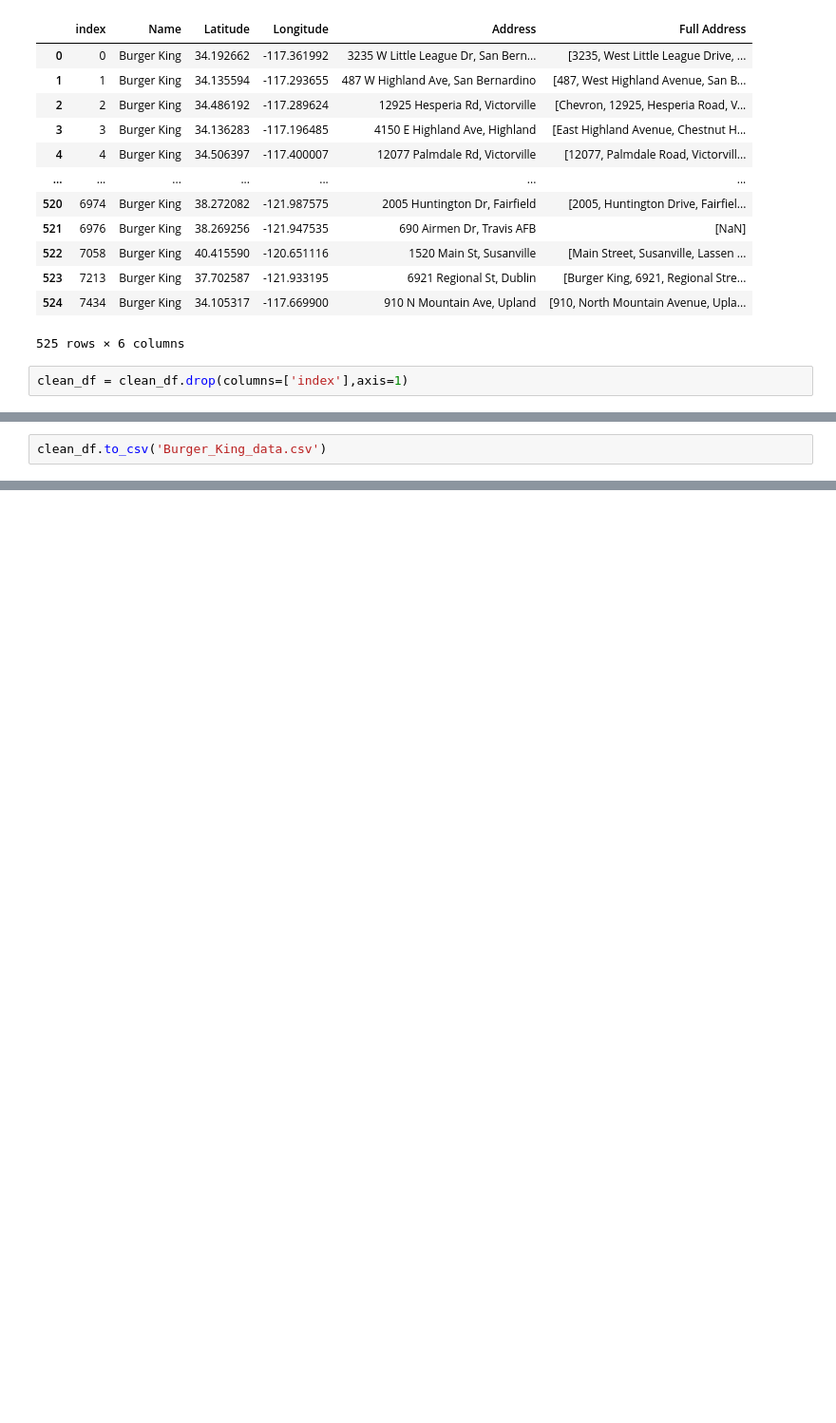
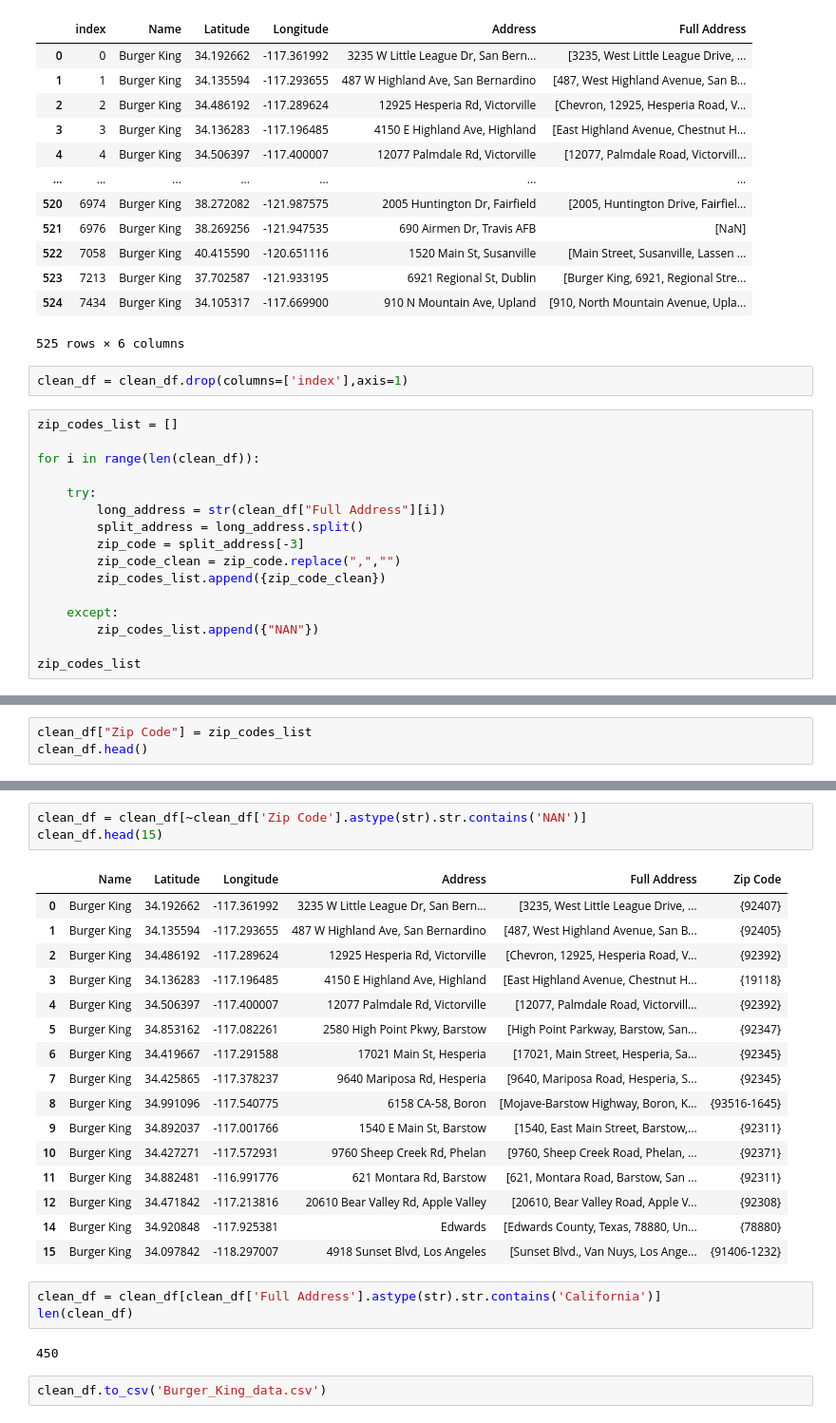
Before and after one commit to haileliya/RealEstateProject, a Jupyter notebook: Burger_King_Scrape.ipynb, the cells around one changed output, grey strips where cells are left out. Shown: that part at 95% size. Cells and saved outputs as stored; diff of their text form; blank space fills up the shorter version.

Commit message:
uploading clean data and code

```diff
--- a/Burger_King_Scrape.ipynb
+++ b/Burger_King_Scrape.ipynb
@@ -375,3 +375,19 @@ See the caveats in the documentation: https://pandas.pydata.org/pandas-docs/stab
 525 rows × 6 columns
 # %%
 clean_df = clean_df.drop(columns=['index'],axis=1)
+# %%
+zip_codes_list = []
+
+for i in range(len(clean_df)):
+
+    try:
+        long_address = str(clean_df["Full Address"][i])
+        split_address = long_address.split()
+        zip_code = split_address[-3]
+        zip_code_clean = zip_code.replace(",","")
+        zip_codes_list.append({zip_code_clean})
+
+    except:
+        zip_codes_list.append({"NAN"})
+
+zip_codes_list
@@ -378,2 +412,3 @@ clean_df = clean_df.drop(columns=['index'],axis=1)
 # %%
-clean_df.to_csv('Burger_King_data.csv')
+clean_df["Zip Code"] = zip_codes_list
+clean_df.head()
@@ -379,0 +422,27 @@ clean_df.to_csv('Burger_King_data.csv')
+# %%
+clean_df = clean_df[~clean_df['Zip Code'].astype(str).str.contains('NAN')]
+clean_df.head(15)
+# %% [output]
+|  | Name | Latitude | Longitude | Address | Full Address | Zip Code |
+| 0 | Burger King | 34.192662 | -117.361992 | 3235 W Little League Dr, San Bern... | [3235, West Little League Drive, ... | {92407} |
+| 1 | Burger King | 34.135594 | -117.293655 | 487 W Highland Ave, San Bernardino | [487, West Highland Avenue, San B... | {92405} |
+| 2 | Burger King | 34.486192 | -117.289624 | 12925 Hesperia Rd, Victorville | [Chevron, 12925, Hesperia Road, V... | {92392} |
+| 3 | Burger King | 34.136283 | -117.196485 | 4150 E Highland Ave, Highland | [East Highland Avenue, Chestnut H... | {19118} |
+| 4 | Burger King | 34.506397 | -117.400007 | 12077 Palmdale Rd, Victorville | [12077, Palmdale Road, Victorvill... | {92392} |
+| 5 | Burger King | 34.853162 | -117.082261 | 2580 High Point Pkwy, Barstow | [High Point Parkway, Barstow, San... | {92347} |
+| 6 | Burger King | 34.419667 | -117.291588 | 17021 Main St, Hesperia | [17021, Main Street, Hesperia, Sa... | {92345} |
+| 7 | Burger King | 34.425865 | -117.378237 | 9640 Mariposa Rd, Hesperia | [9640, Mariposa Road, Hesperia, S... | {92345} |
+| 8 | Burger King | 34.991096 | -117.540775 | 6158 CA-58, Boron | [Mojave-Barstow Highway, Boron, K... | {93516-1645} |
+| 9 | Burger King | 34.892037 | -117.001766 | 1540 E Main St, Barstow | [1540, East Main Street, Barstow,... | {92311} |
+| 10 | Burger King | 34.427271 | -117.572931 | 9760 Sheep Creek Rd, Phelan | [9760, Sheep Creek Road, Phelan, ... | {92371} |
+| 11 | Burger King | 34.882481 | -116.991776 | 621 Montara Rd, Barstow | [621, Montara Road, Barstow, San ... | {92311} |
+| 12 | Burger King | 34.471842 | -117.213816 | 20610 Bear Valley Rd, Apple Valley | [20610, Bear Valley Road, Apple V... | {92308} |
+| 14 | Burger King | 34.920848 | -117.925381 | Edwards | [Edwards County, Texas, 78880, Un... | {78880} |
+| 15 | Burger King | 34.097842 | -118.297007 | 4918 Sunset Blvd, Los Angeles | [Sunset Blvd., Van Nuys, Los Ange... | {91406-1232} |
+# %%
+clean_df = clean_df[clean_df['Full Address'].astype(str).str.contains('California')]
+len(clean_df)
+# %% [output]
+450
+# %%
+clean_df.to_csv('Burger_King_data.csv')
```
Also changed, not shown: parts of 2 cells of this notebook, 4 other files.
